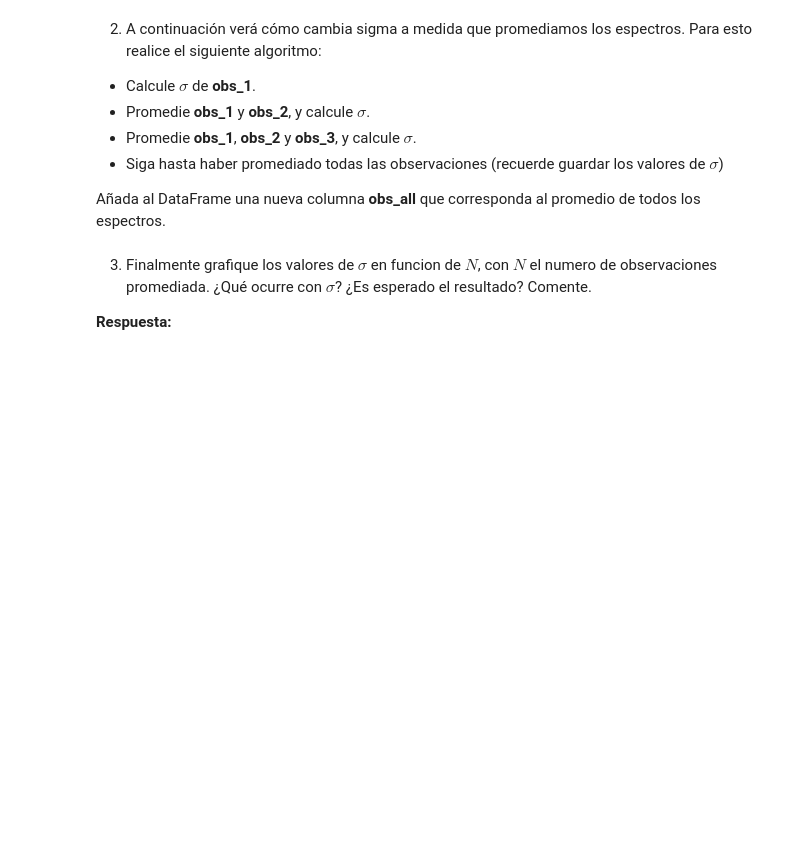
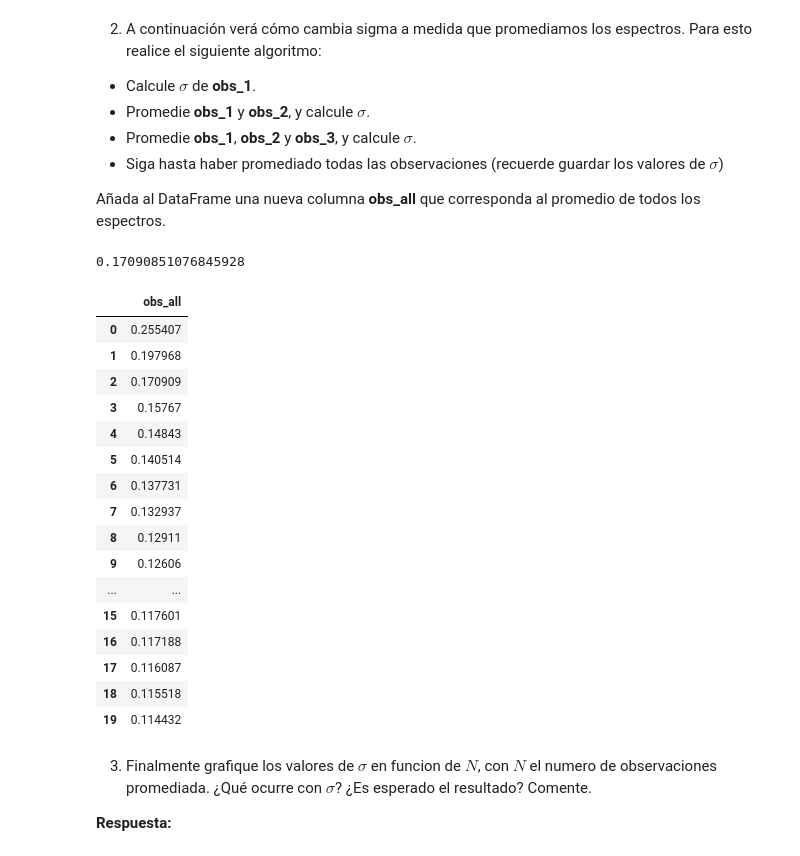
Before and after one commit to Cristobal-Gomez/Tarea-2, a Jupyter notebook: Tarea2.ipynb, the cells around one changed output. Drawn from its saved outputs; the diff is of its cells as text; code cells hidden in the pictures; blank space fills up the shorter version.

```diff
--- a/Tarea2.ipynb
+++ b/Tarea2.ipynb
@@ -351,6 +375,49 @@ Ahora verá cómo el nivel de ruido disminuye al promediar observaciones. Siga l
  - Siga hasta haber promediado todas las observaciones (recuerde guardar los valores de $\sigma$)
 
  Añada al DataFrame una nueva columna **obs_all** que corresponda al promedio de todos los espectros.
+# %%
+a = (OBS_SR_df["obs_1"] + OBS_SR_df["obs_2"] + OBS_SR_df["obs_3"]) / 3
+np.std(a)
+# %% [output]
+0.17090851076845928
+# %%
+df_obsall = pd.DataFrame(columns = ["obs_all"])
+
+
+for i in range(1, 21):
+  if i == 1:
+    std = np.std(OBS_SR_df["obs_1"])
+    df_obsall.loc[0, "obs_all"] = std
+  else:
+    obs = (OBS_SR_df[f"obs_{i}"])
+
+    for j in range(1, i):
+      obs = (obs + OBS_SR_df[f"obs_{j}"])
+
+    prom_obs = obs / i
+    std = np.std(prom_obs)
+    df_obsall.loc[i-1, "obs_all"] = std
+
+
+df_obsall
+# %% [output]
+|  | obs_all |
+| 0 | 0.255407 |
+| 1 | 0.197968 |
+| 2 | 0.170909 |
+| 3 | 0.15767 |
+| 4 | 0.14843 |
+| 5 | 0.140514 |
+| 6 | 0.137731 |
+| 7 | 0.132937 |
+| 8 | 0.12911 |
+| 9 | 0.12606 |
+| ... | ... |
+| 15 | 0.117601 |
+| 16 | 0.117188 |
+| 17 | 0.116087 |
+| 18 | 0.115518 |
+| 19 | 0.114432 |
 # %% [markdown]
  3. Finalmente grafique los valores de $\sigma$ en funcion de $N$, con $N$ el numero de observaciones promediada. ¿Qué ocurre con $\sigma$? ¿Es esperado el resultado? Comente.
 
```
Also changed, not shown: parts of 1 cell of this notebook.
